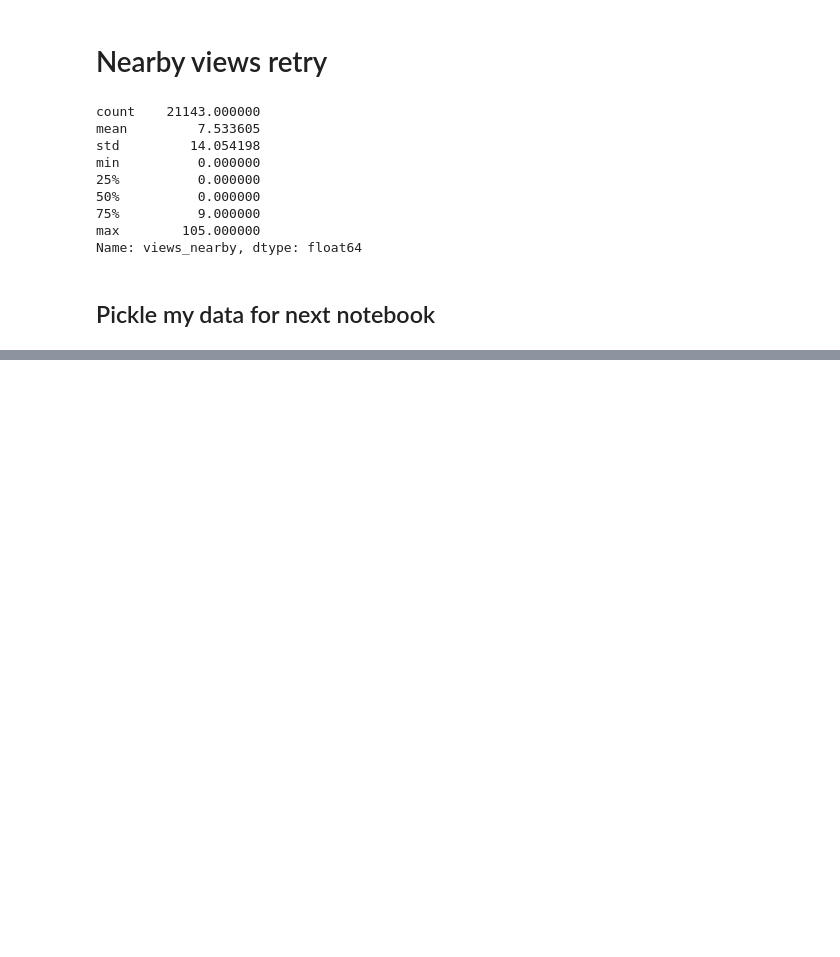
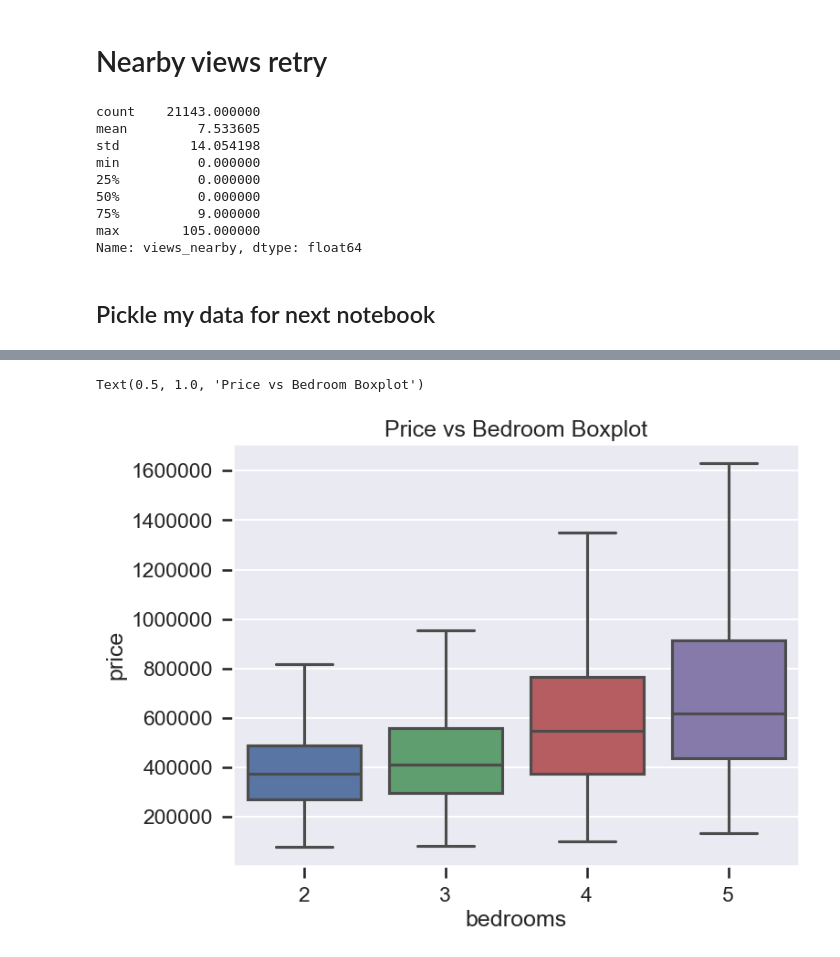
Before and after one commit to sciencelee/dsc-mod-2-project-v2-1-online-ds-sp-000, a Jupyter notebook: 01-Prepare Data.ipynb, the cells around one changed output, grey strips where cells are left out. Cells and saved outputs as stored; diff of their text form; code cells hidden in the pictures; blank space fills up the shorter version.

```diff
--- a/01-Prepare Data.ipynb
+++ b/01-Prepare Data.ipynb
@@ -967,0 +982,15 @@ kc_view3.to_pickle("01_eda_out.pkl")
+# %%
+import seaborn as sns
+sns.set_context('talk')
+
+plt.figure(figsize=(8,6))
+
+
+
+ax = sns.boxplot(x="bedrooms", y="price", data=kc_view3[(kc_view3['bedrooms'] > 1) & (kc_view3['bedrooms'] <= 5)], **{'showfliers':False})
+plt.title('Price vs Bedroom Boxplot')
+
+#plt.setp(ax.get_xticklabels(), rotation=90)
+# %% [output]
+Text(0.5, 1.0, 'Price vs Bedroom Boxplot')
+[figure, added]
```
Also changed, not shown: parts of 16 cells of this notebook, 9 other files.
